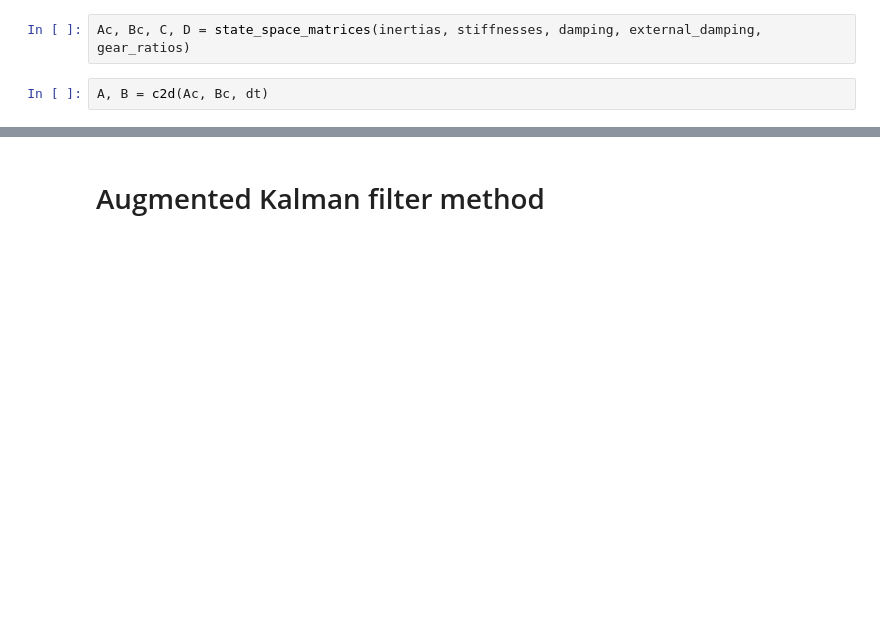
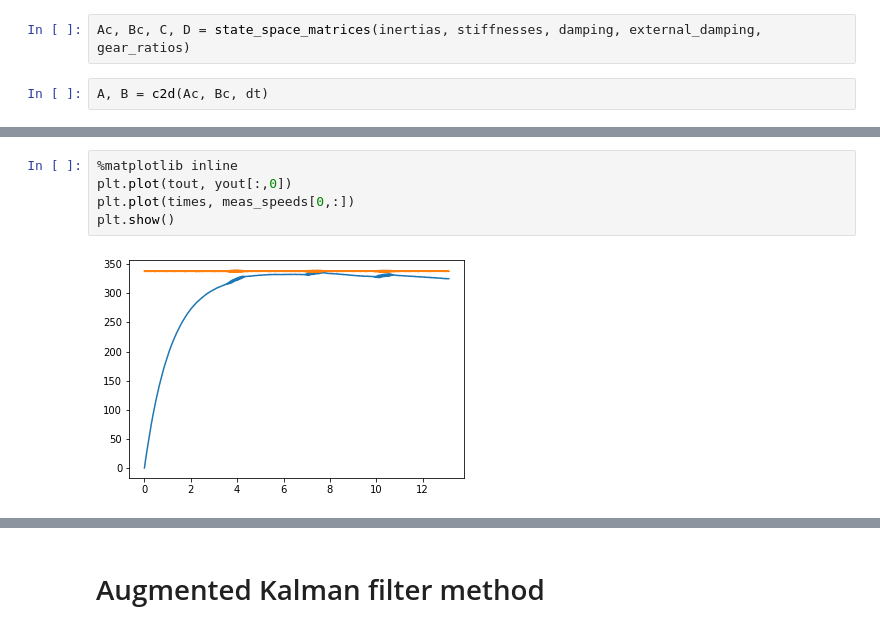
Before and after one commit to urho-h/torque_estimation_masters, a Jupyter notebook: notebooks/kf_vs_cvx_MSSP.ipynb, the cells around one changed output, grey strips where cells are left out. Cells and saved outputs as stored; diff of their text form; blank space fills up the shorter version.

```diff
--- a/notebooks/kf_vs_cvx_MSSP.ipynb
+++ b/notebooks/kf_vs_cvx_MSSP.ipynb
@@ -194,0 +213,7 @@ A, B = c2d(Ac, Bc, dt)
+# %%
+%matplotlib inline
+plt.plot(tout, yout[:,0])
+plt.plot(times, meas_speeds[0,:])
+plt.show()
+# %% [output]
+[figure, added]
```
Also changed, not shown: parts of 9 cells of this notebook, 16 other files.
